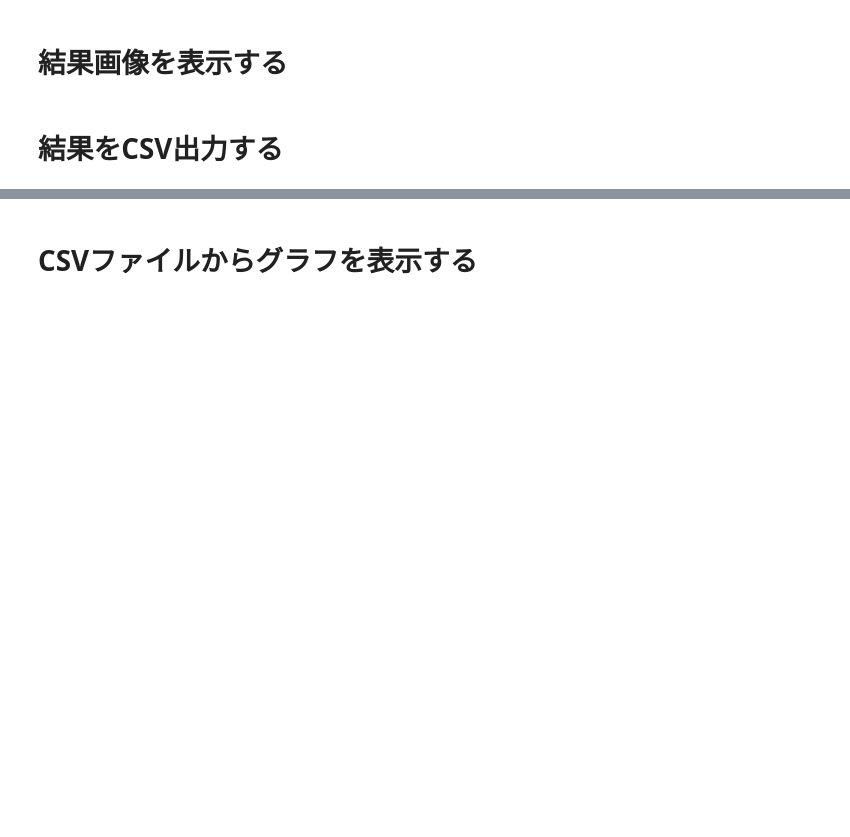
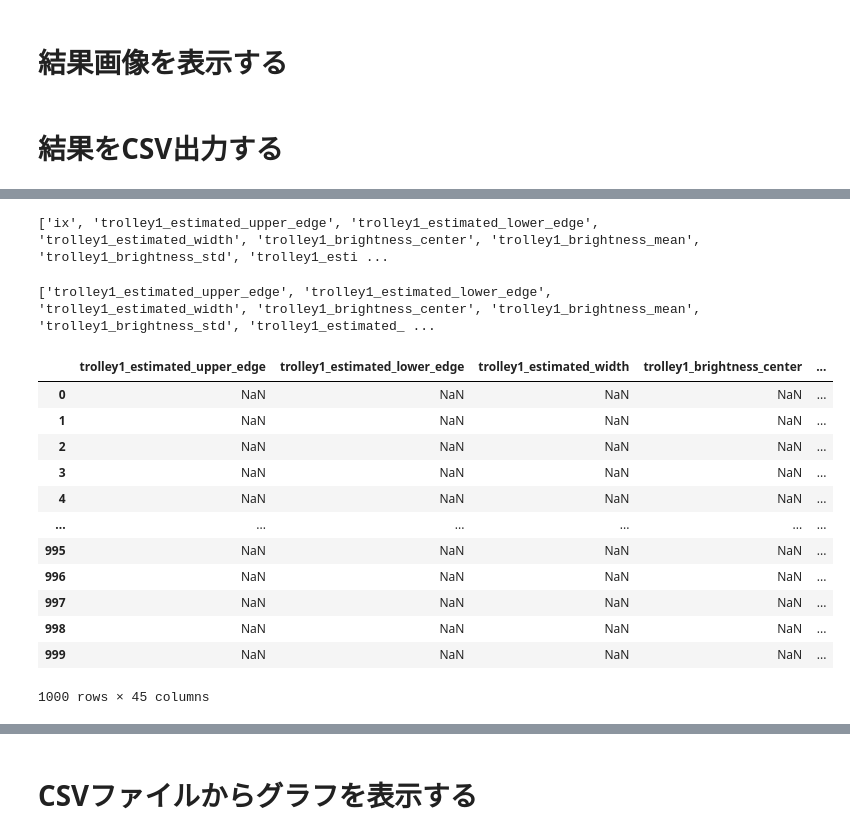
Before and after one commit to esioEptmcDxpt/green-finder, a Jupyter notebook: shelve_check.ipynb, the cells around one changed output, grey strips where cells are left out. Drawn from its saved outputs; the diff is of its cells as text; code cells hidden in the pictures; blank space fills up the shorter version.

```diff
--- a/shelve_check.ipynb
+++ b/shelve_check.ipynb
@@ -252,0 +294,4 @@ convert shelve to dataframe
+# %%
+trolley_id = config.trolley_ids[0]
+column_name = [trolley_id + "_" + key for key in list(trolley_dict[img_path][trolley_id].keys())]
+column_name
@@ -252,0 +312,34 @@ convert shelve to dataframe
+# %%
+column_name = ["ix"]
+for trolley_id in config.trolley_ids:
+    trolley_column = [trolley_id + "_" + key for key in config.result_keys]
+    column_name = column_name + trolley_column
+print(column_name)
+# %% [output]
+['ix', 'trolley1_estimated_upper_edge', 'trolley1_estimated_lower_edge', 'trolley1_estimated_width', 'trolley1_brightness_center', 'trolley1_brightness_mean', 'trolley1_brightness_std', 'trolley1_esti ...
+# %%
+column_name = [
+    f"{trolley_id}_{key}"
+    for trolley_id in config.trolley_ids
+    for key in config.result_keys
+]
+print(column_name)
+# %% [output]
+['trolley1_estimated_upper_edge', 'trolley1_estimated_lower_edge', 'trolley1_estimated_width', 'trolley1_brightness_center', 'trolley1_brightness_mean', 'trolley1_brightness_std', 'trolley1_estimated_ ...
+# %%
+df = pd.DataFrame(np.nan, index=np.arange(config.max_len), columns=column_name)
+df
+# %% [output]
+|  | trolley1_estimated_upper_edge | trolley1_estimated_lower_edge | trolley1_estimated_width | trolley1_brightness_center | ... |
+| 0 | NaN | NaN | NaN | NaN | ... |
+| 1 | NaN | NaN | NaN | NaN | ... |
+| 2 | NaN | NaN | NaN | NaN | ... |
+| 3 | NaN | NaN | NaN | NaN | ... |
+| 4 | NaN | NaN | NaN | NaN | ... |
+| ... | ... | ... | ... | ... | ... |
+| 995 | NaN | NaN | NaN | NaN | ... |
+| 996 | NaN | NaN | NaN | NaN | ... |
+| 997 | NaN | NaN | NaN | NaN | ... |
+| 998 | NaN | NaN | NaN | NaN | ... |
+| 999 | NaN | NaN | NaN | NaN | ... |
+1000 rows × 45 columns
```
Also changed, not shown: parts of 29 cells of this notebook, 9 other files.
